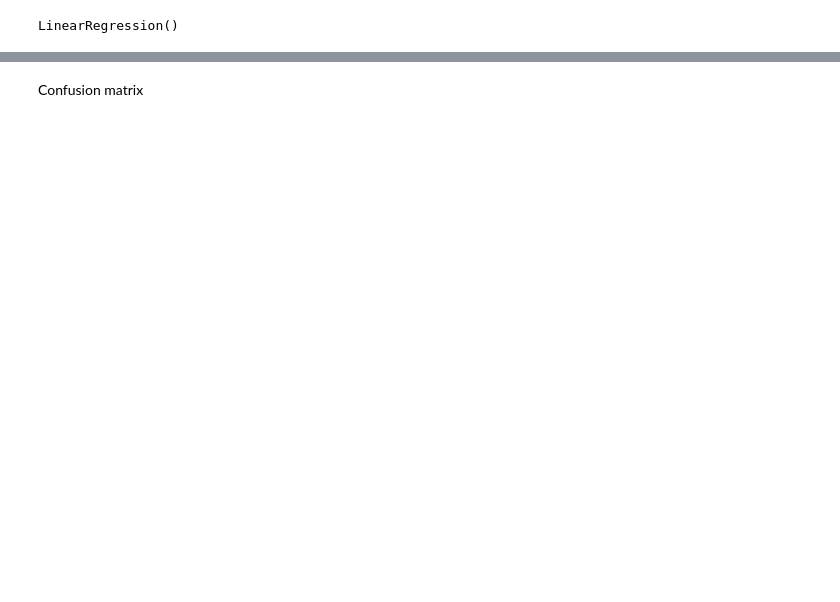
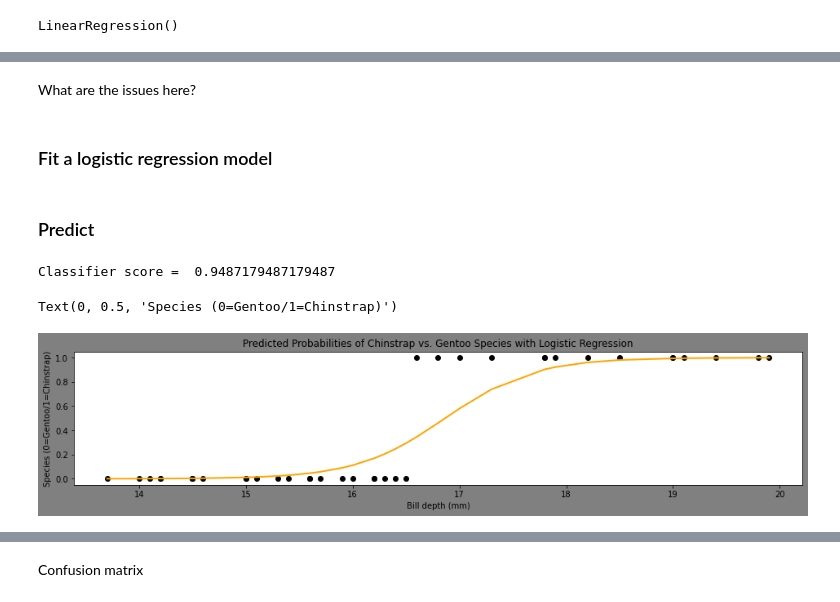
Before and after one commit to MLWorkshops/mlinterviews, a Jupyter notebook: machine_learning_foundations/Machine_Learning_Foundations.ipynb, the cells around one changed output, grey strips where cells are left out. Cells and saved outputs as stored; diff of their text form; code cells hidden in the pictures; blank space fills up the shorter version.

```diff
--- a/machine_learning_foundations/Machine_Learning_Foundations.ipynb
+++ b/machine_learning_foundations/Machine_Learning_Foundations.ipynb
@@ -437,0 +275,4 @@ weighted avg       0.96      0.96      0.96       109
+# %% [markdown]
+What are the issues here?
+# %% [markdown]
+### Fit a logistic regression model
@@ -437,0 +287,27 @@ weighted avg       0.96      0.96      0.96       109
+# %% [markdown]
+### Predict
+# %%
+# Prediction
+Y_pred = clf.predict(X_test)
+
+# Probabilities (female or male)
+probas = clf.predict_proba(X_test)
+
+# Get probability male (second column of probabilities)
+prob_male = probas[:, 1].reshape(1,-1)[0]
+
+# Plot outputs
+plt.scatter(X_test, Y_test,  color='black')
+
+# To plot the probabilities correctly must sort X's
+X_test_sorted, prob_male_reordered = zip(*sorted(zip(X_test['bill_depth_mm'],
+                                                     prob_male),key=lambda x: x[0]))
+plt.plot(X_test_sorted, prob_male_reordered, color='orange', linewidth=2)
+
+plt.title('Predicted Probabilities of Chinstrap vs. Gentoo Species with Logistic Regression')
+plt.xlabel('Bill depth (mm)')
+plt.ylabel('Species (0=Gentoo/1=Chinstrap)')
+# %% [output]
+Classifier score =  0.9487179487179487
+Text(0, 0.5, 'Species (0=Gentoo/1=Chinstrap)')
+[figure, added]
```
Also changed, not shown: parts of 84 cells of this notebook, 5 other files.
